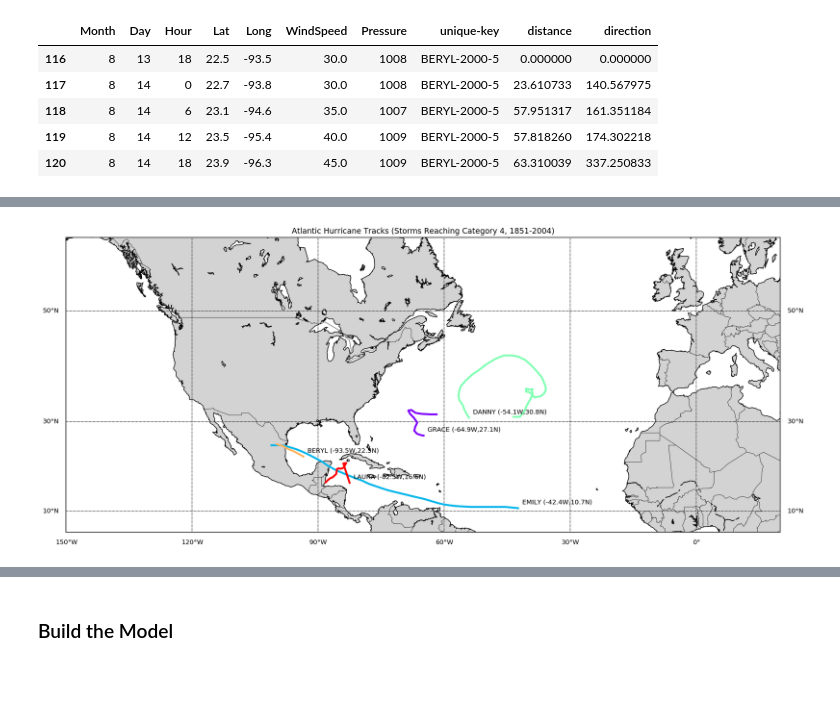
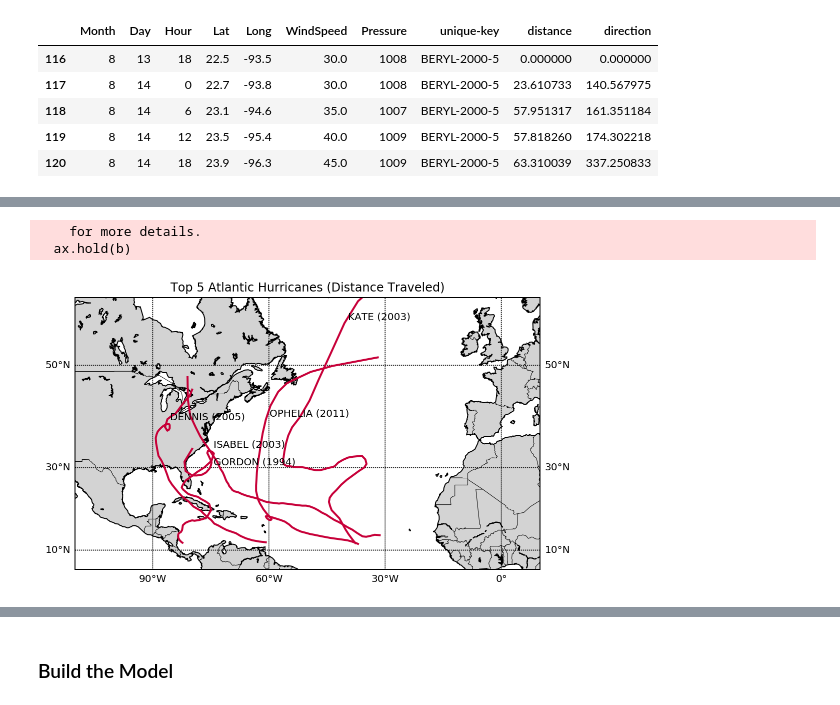
Before and after one commit to sheilaalemany/hurricane-rnn, a Jupyter notebook: hurricane-rnn.ipynb, the cells around one changed output, grey strips where cells are left out. Drawn from its saved outputs; the diff is of its cells as text; code cells hidden in the pictures; blank space fills up the shorter version.

Commit message:
graphs complete

```diff
--- a/hurricane-rnn.ipynb
+++ b/hurricane-rnn.ipynb
@@ -301,38 +254,38 @@ ISAAC-2000-13 - 6158.663246942403 miles - 52.0
 # %%
 from mpl_toolkits.basemap import Basemap
 import matplotlib.cm as cm
 
-n_large = 5
+n = 5 # Number of hurricanes
+
 # Graph the trajectories of the longest hurricanes (the ones that traveled the most)
 data = pd.read_csv('checkpoint-dataframe.csv', index_col=0, header=0)
-plt.figure(figsize=(20,10))
-m = Basemap(llcrnrlon=-150.,llcrnrlat=5.,urcrnrlon=20.,urcrnrlat=60.,\
-            rsphere=(6378137.00,6356752.3142),\
-            resolution='l',projection='merc',\
+
+plt.figure(figsize=(10,5))
+m = Basemap(llcrnrlon=-110.,llcrnrlat=5.,urcrnrlon=10.,urcrnrlat=60.,
+            rsphere=(6378137.00,6356752.3142),
+            resolution='l',
+            projection='merc',
             lat_0=40.,lon_0=-20.,lat_ts=20.)
 m.drawcoastlines()
 m.drawcountries()
 m.drawmapboundary(fill_color='white')
 m.fillcontinents(color='#D3D3D3')
 m.drawparallels(np.arange(10,90,20),labels=[1,1,0,1])
 m.drawmeridians(np.arange(-180,180,30),labels=[1,1,0,1])
 
-colors = 'black'#iter(cm.rainbow(np.linspace(0, 1, n_large)))
-for x in hurricane_amount.nlargest(n_large, 0).index:
-
+for x in hurricane_amount.nlargest(n,0).index:
     largest_hurr = data[data['unique-key'] == keys[x][1]]
-#     print(largest_hurr)
-#     data[data['unique-key'] == keys[x][1]].plot(x='Lat', y='Long')
     lat = largest_hurr['Lat'].values
     long = largest_hurr['Long'].values
-    #print(lat,long)
     xpt, ypt = m(long, lat)
-    plt.text(xpt[0]+100000,ypt[0]+100000,  '%s (%5.1fW,%3.1fN)' % (keys[x][1].split('-')[0],long[0],lat[0]))
-    #print(x,y)
-    m.plot(xpt, ypt, linewidth=3, color=#next(colors))
+#     plt.text(xpt[40]+100000,ypt[40]+100000, '%s (%5.1fW,%3.1fN)' % (keys[x][1].split('-')[0],long[0],lat[0]))
+    plt.text(xpt[50]+100000,ypt[50]+100000, '%s (%s)' % (keys[x][1].split('-')[0],keys[x][1].split('-')[1]))
+    m.plot(xpt, ypt, linewidth=2, color='#C70039')
 
-
-plt.title('Atlantic Hurricane Tracks (Storms Reaching Category 4, 1851-2004)')
+plt.title('Top 5 Atlantic Hurricanes (Distance Traveled)')
+plt.savefig('largest_dist_hurricanes')
 plt.show()
 # %% [output]
+    for more details.
+  ax.hold(b)
-[figure, old version]
+[figure, new version]
```
Also changed, not shown: parts of 37 cells of this notebook, 6 other files.
